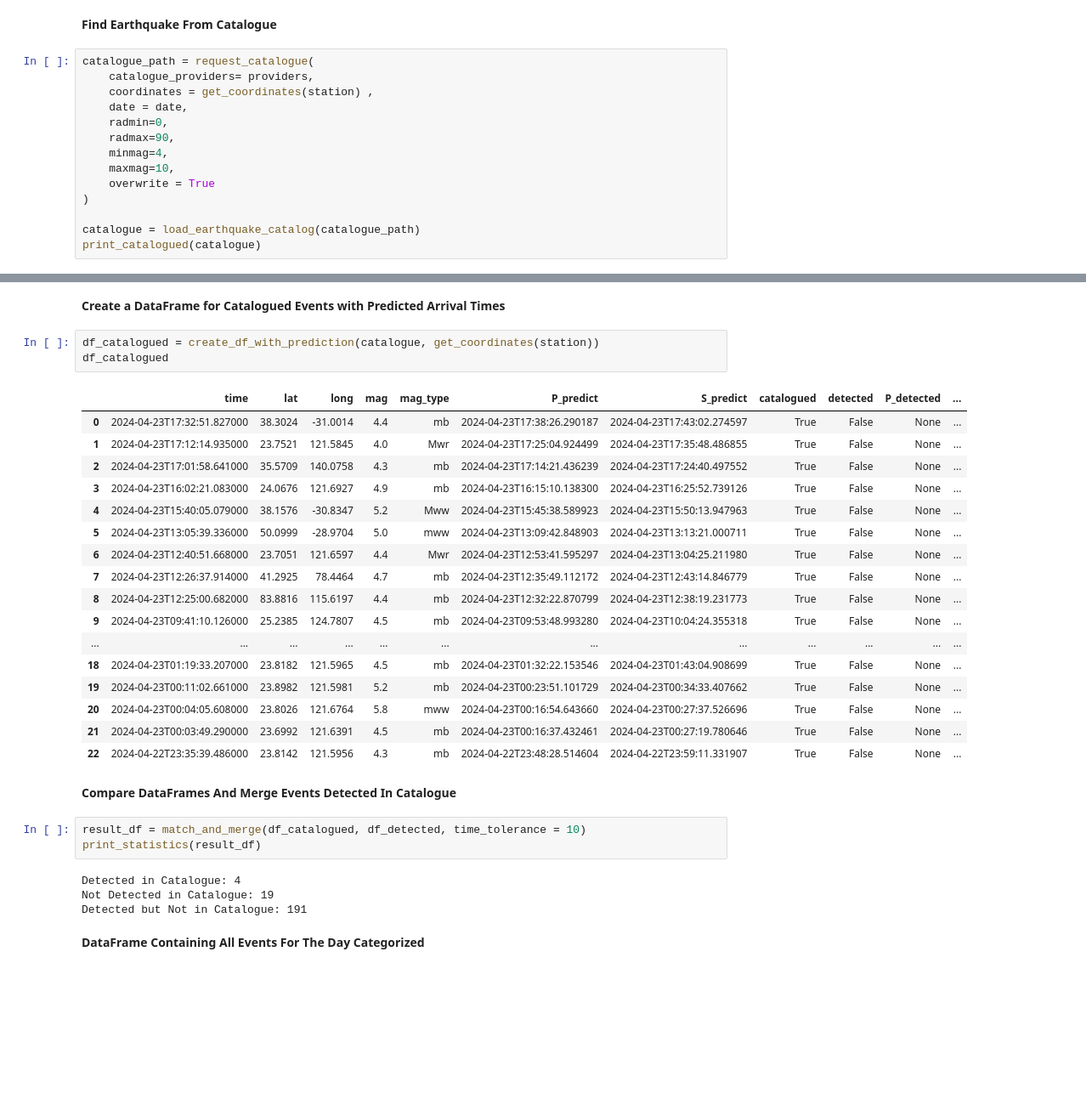
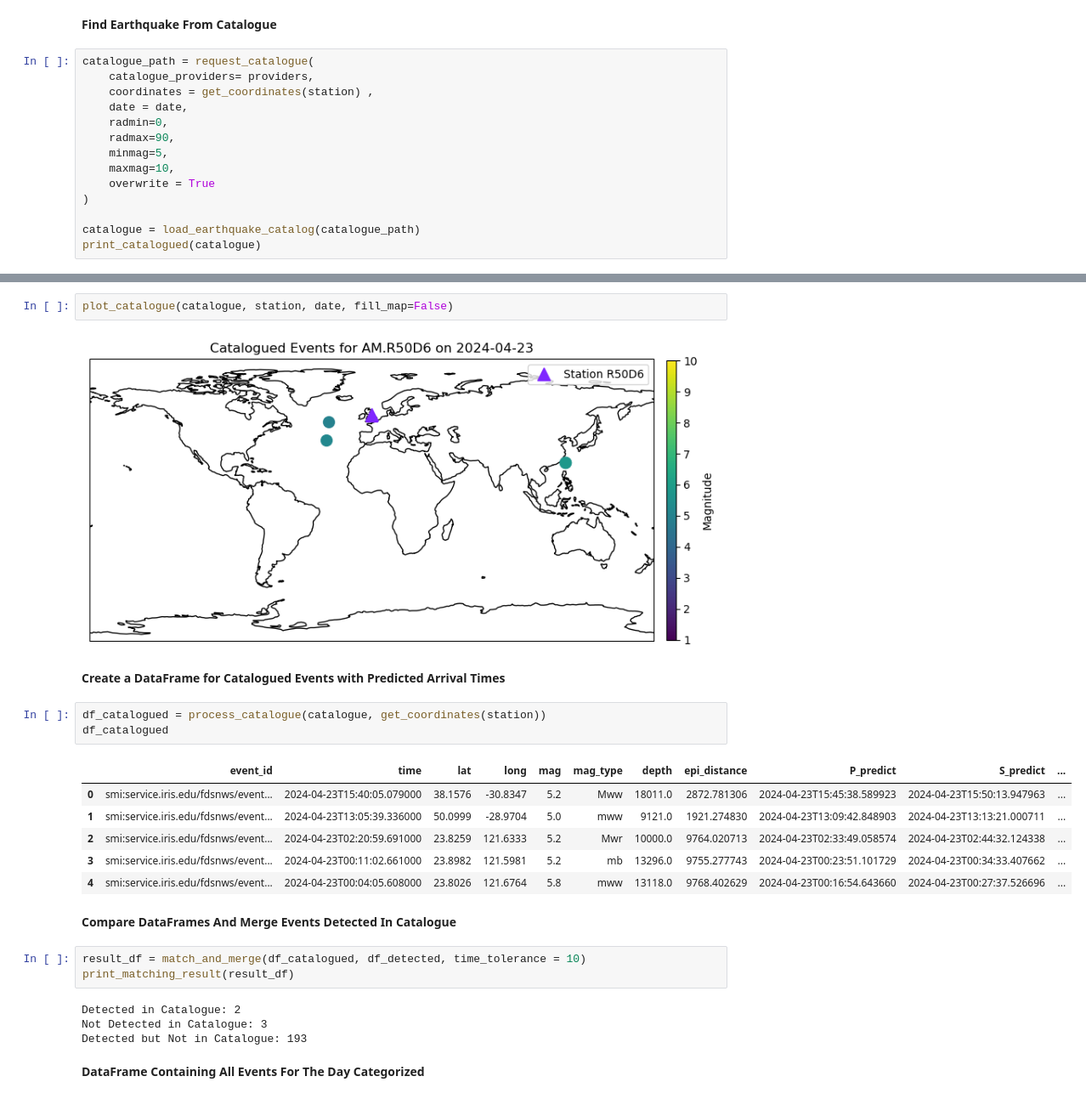
Before and after one commit to QingyuanZhangTony/Earthquake-Identification-And-Notification, a Jupyter notebook: interactiveMain.ipynb, the cells around one changed output, grey strips where cells are left out. Shown at 85% size. Cells and saved outputs as stored; diff of their text form; blank space fills up the shorter version.

```diff
--- a/interactiveMain.ipynb
+++ b/interactiveMain.ipynb
@@ -129,7 +105,7 @@ catalogue_path = request_catalogue(
     date = date,
     radmin=0,
     radmax=90,
-    minmag=4,
+    minmag=5,
     maxmag=10,
     overwrite = True
 )
@@ -149,35 +129,28 @@ To see all events call 'print(CatalogObject.__str__(print_all=True))'
+# %%
+plot_catalogue(catalogue, station, date, fill_map=False)
+# %% [output]
+[figure, added]
 # %% [markdown]
 **Create a DataFrame for Catalogued Events with Predicted Arrival Times**
 # %%
-df_catalogued = create_df_with_prediction(catalogue, get_coordinates(station))
+df_catalogued = process_catalogue(catalogue, get_coordinates(station))
 df_catalogued
 # %% [output]
-|  | time | lat | long | mag | mag_type | P_predict | S_predict | catalogued | detected | P_detected | ... |
-| 0 | 2024-04-23T17:32:51.827000 | 38.3024 | -31.0014 | 4.4 | mb | 2024-04-23T17:38:26.290187 | 2024-04-23T17:43:02.274597 | True | False | None | ... |
-| 1 | 2024-04-23T17:12:14.935000 | 23.7521 | 121.5845 | 4.0 | Mwr | 2024-04-23T17:25:04.924499 | 2024-04-23T17:35:48.486855 | True | False | None | ... |
-| 2 | 2024-04-23T17:01:58.641000 | 35.5709 | 140.0758 | 4.3 | mb | 2024-04-23T17:14:21.436239 | 2024-04-23T17:24:40.497552 | True | False | None | ... |
-| 3 | 2024-04-23T16:02:21.083000 | 24.0676 | 121.6927 | 4.9 | mb | 2024-04-23T16:15:10.138300 | 2024-04-23T16:25:52.739126 | True | False | None | ... |
-| 4 | 2024-04-23T15:40:05.079000 | 38.1576 | -30.8347 | 5.2 | Mww | 2024-04-23T15:45:38.589923 | 2024-04-23T15:50:13.947963 | True | False | None | ... |
-| 5 | 2024-04-23T13:05:39.336000 | 50.0999 | -28.9704 | 5.0 | mww | 2024-04-23T13:09:42.848903 | 2024-04-23T13:13:21.000711 | True | False | None | ... |
-| 6 | 2024-04-23T12:40:51.668000 | 23.7051 | 121.6597 | 4.4 | Mwr | 2024-04-23T12:53:41.595297 | 2024-04-23T13:04:25.211980 | True | False | None | ... |
-| 7 | 2024-04-23T12:26:37.914000 | 41.2925 | 78.4464 | 4.7 | mb | 2024-04-23T12:35:49.112172 | 2024-04-23T12:43:14.846779 | True | False | None | ... |
-| 8 | 2024-04-23T12:25:00.682000 | 83.8816 | 115.6197 | 4.4 | mb | 2024-04-23T12:32:22.870799 | 2024-04-23T12:38:19.231773 | True | False | None | ... |
-| 9 | 2024-04-23T09:41:10.126000 | 25.2385 | 124.7807 | 4.5 | mb | 2024-04-23T09:53:48.993280 | 2024-04-23T10:04:24.355318 | True | False | None | ... |
-| ... | ... | ... | ... | ... | ... | ... | ... | ... | ... | ... | ... |
-| 18 | 2024-04-23T01:19:33.207000 | 23.8182 | 121.5965 | 4.5 | mb | 2024-04-23T01:32:22.153546 | 2024-04-23T01:43:04.908699 | True | False | None | ... |
-| 19 | 2024-04-23T00:11:02.661000 | 23.8982 | 121.5981 | 5.2 | mb | 2024-04-23T00:23:51.101729 | 2024-04-23T00:34:33.407662 | True | False | None | ... |
-| 20 | 2024-04-23T00:04:05.608000 | 23.8026 | 121.6764 | 5.8 | mww | 2024-04-23T00:16:54.643660 | 2024-04-23T00:27:37.526696 | True | False | None | ... |
-| 21 | 2024-04-23T00:03:49.290000 | 23.6992 | 121.6391 | 4.5 | mb | 2024-04-23T00:16:37.432461 | 2024-04-23T00:27:19.780646 | True | False | None | ... |
-| 22 | 2024-04-22T23:35:39.486000 | 23.8142 | 121.5956 | 4.3 | mb | 2024-04-22T23:48:28.514604 | 2024-04-22T23:59:11.331907 | True | False | None | ... |
+|  | event_id | time | lat | long | mag | mag_type | depth | epi_distance | P_predict | S_predict | ... |
+| 0 | smi:service.iris.edu/fdsnws/event... | 2024-04-23T15:40:05.079000 | 38.1576 | -30.8347 | 5.2 | Mww | 18011.0 | 2872.781306 | 2024-04-23T15:45:38.589923 | 2024-04-23T15:50:13.947963 | ... |
+| 1 | smi:service.iris.edu/fdsnws/event... | 2024-04-23T13:05:39.336000 | 50.0999 | -28.9704 | 5.0 | mww | 9121.0 | 1921.274830 | 2024-04-23T13:09:42.848903 | 2024-04-23T13:13:21.000711 | ... |
+| 2 | smi:service.iris.edu/fdsnws/event... | 2024-04-23T02:20:59.691000 | 23.8259 | 121.6333 | 5.2 | Mwr | 10000.0 | 9764.020713 | 2024-04-23T02:33:49.058574 | 2024-04-23T02:44:32.124338 | ... |
+| 3 | smi:service.iris.edu/fdsnws/event... | 2024-04-23T00:11:02.661000 | 23.8982 | 121.5981 | 5.2 | mb | 13296.0 | 9755.277743 | 2024-04-23T00:23:51.101729 | 2024-04-23T00:34:33.407662 | ... |
+| 4 | smi:service.iris.edu/fdsnws/event... | 2024-04-23T00:04:05.608000 | 23.8026 | 121.6764 | 5.8 | mww | 13118.0 | 9768.402629 | 2024-04-23T00:16:54.643660 | 2024-04-23T00:27:37.526696 | ... |
 # %% [markdown]
 **Compare DataFrames And Merge Events Detected In Catalogue**
 # %%
 result_df = match_and_merge(df_catalogued, df_detected, time_tolerance = 10)
-print_statistics(result_df)
+print_matching_result(result_df)
 # %% [output]
-Detected in Catalogue: 4
-Not Detected in Catalogue: 19
-Detected but Not in Catalogue: 191
+Detected in Catalogue: 2
+Not Detected in Catalogue: 3
+Detected but Not in Catalogue: 193
 # %% [markdown]
 **DataFrame Containing All Events For The Day Categorized**
 # %%
```
Also changed, not shown: parts of 17 cells of this notebook, 6 other files.
